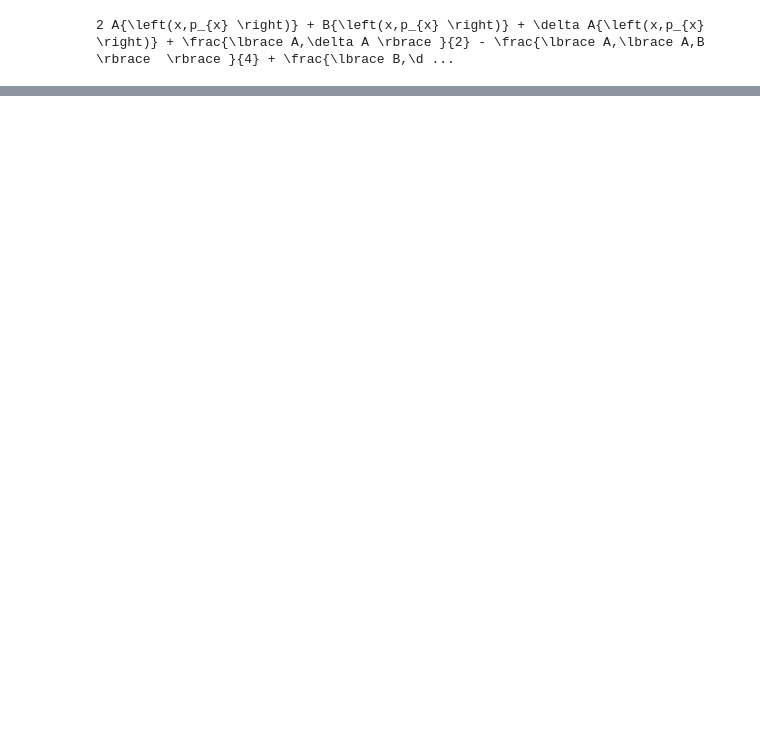
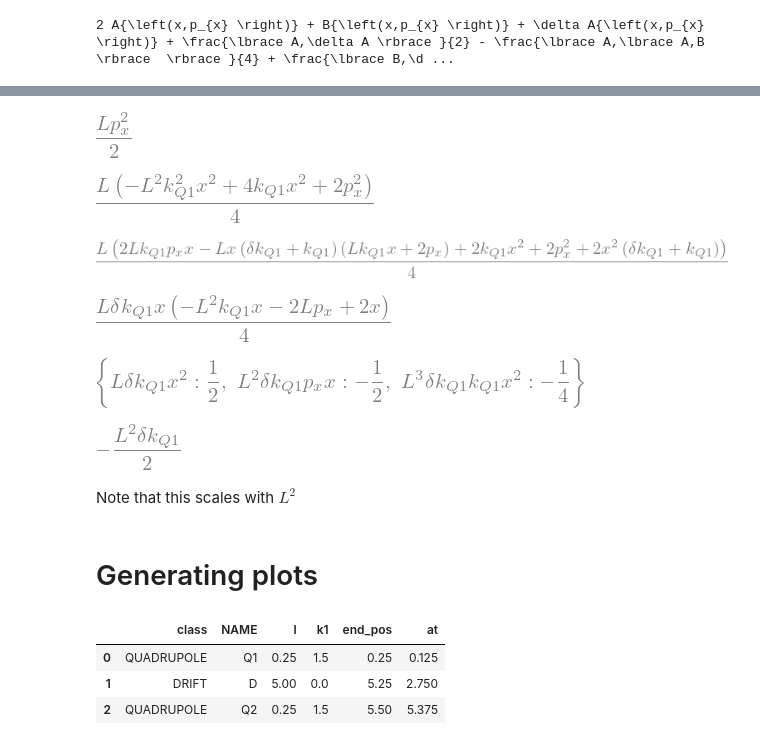
Before and after one commit to tomerten/acchamiltoniansandmatrices, a Jupyter notebook: acchamiltoniansandmatrices/Examples/Notebooks/SymbolicCalculations.ipynb, the cells around one changed output, grey strips where cells are left out. Drawn from its saved outputs; the diff is of its cells as text; code cells hidden in the pictures; blank space fills up the shorter version.

```diff
--- a/acchamiltoniansandmatrices/Examples/Notebooks/SymbolicCalculations.ipynb
+++ b/acchamiltoniansandmatrices/Examples/Notebooks/SymbolicCalculations.ipynb
@@ -178,0 +198,33 @@ print_latex(Aop.BCH(Bop,2).BCH(Cop,2).ham.expand(commutator=True).subs(C,A+da).e
+# %%
+rep = list(zip([delta, px, y, py],[0,0,0,0]))
+hamq1 = HamQuad6DParaxialSecondOrder(beta0,gamma0,L,x,px,y,py,delta,kq1).subs(rep)
+hamq2 = HamQuad6DParaxialSecondOrder(beta0,gamma0,L,x,px,y,py,delta,kq1+dkq1).subs(rep)
+hamd  = HamDrift6DParaxialSecondOrder(beta0,gamma0,L,x,px,y,py,delta).subs(delta,0).subs(py,0)
+hamd
+# %% [output]
+[figure, added]
+# %%
+simplify(Aop.BCH(Bop,2).BCH(Aop,2).ham.subs(A,hamq1).subs(B,hamd).doit())
+# %% [output]
+[figure, added]
+# %%
+simplify(Aop.BCH(Bop,2).BCH(Cop,2).ham.subs(A,hamq1).subs(C,hamq2).subs(B,hamd).doit())
+# %% [output]
+[figure, added]
+# %%
+res =simplify(Aop.BCH(Bop,2).BCH(Cop,2).ham.subs(A,hamq1).subs(C,hamq2).subs(B,hamd).doit()-Aop.BCH(Bop,2).BCH(Aop,2).ham.subs(A,hamq1).subs(B,hamd).doit())
+res
+# %% [output]
+[figure, added]
+# %%
+res.expand().collect(x*px).as_expr().as_coefficients_dict()
+# %% [output]
+[figure, added]
+# %%
+Poly(res,x,px).coeff_monomial(x*px)
+# %% [output]
+[figure, added]
+# %% [markdown]
+Note that this scales with $L^2$
+# %% [markdown]
+# Generating plots
@@ -178,0 +259,18 @@ print_latex(Aop.BCH(Bop,2).BCH(Cop,2).ham.expand(commutator=True).subs(C,A+da).e
+# %%
+lattice = pd.DataFrame(
+    {
+        "class" : ["QUADRUPOLE", "DRIFT", "QUADRUPOLE"],
+        "NAME" : ["Q1","D","Q2"],
+        "l":        [0.25,5,0.25],
+        "k1":      [1.5, 0, 1.5]
+
+    }
+)
+lattice["end_pos"] = lattice['l'].cumsum()
+lattice["at"] = lattice['end_pos']- lattice['l']/2
+lattice
+# %% [output]
+|  | class | NAME | l | k1 | end_pos | at |
+| 0 | QUADRUPOLE | Q1 | 0.25 | 1.5 | 0.25 | 0.125 |
+| 1 | DRIFT | D | 5.00 | 0.0 | 5.25 | 2.750 |
+| 2 | QUADRUPOLE | Q2 | 0.25 | 1.5 | 5.50 | 5.375 |
```
Also changed, not shown: parts of 10 cells of this notebook, 1 other file.
